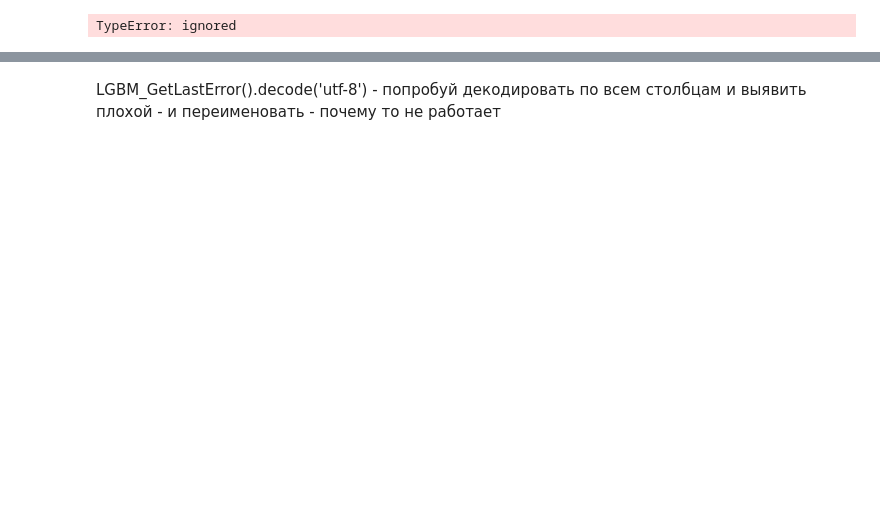
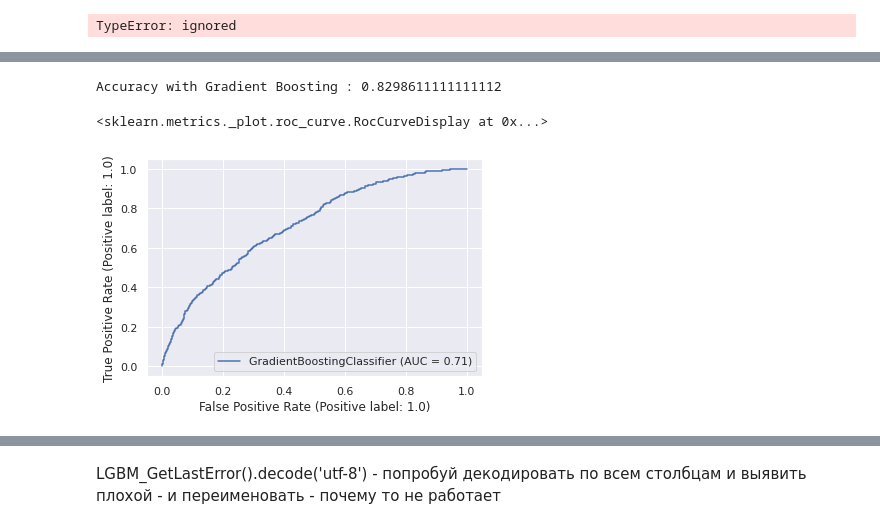
Before and after one commit to surkovvv/loan_default_prediction, a Jupyter notebook: LoanDefaultPrediction.ipynb, the cells around one changed output, grey strips where cells are left out. Drawn from its saved outputs; the diff is of its cells as text; code cells hidden in the pictures; blank space fills up the shorter version.

```diff
--- a/LoanDefaultPrediction.ipynb
+++ b/LoanDefaultPrediction.ipynb
@@ -344,9 +415,13 @@ print(classification_report(y_test, y_pred2))
 # %%
 GradBoost = GradientBoostingClassifier(n_estimators=100, random_state=66)
 GradBoost.fit(X_train, y_train)
 y_pred3 = GradBoost.predict(X_test)
-#print("Accuracy on Bradient Boosting Classifier=", accuracy_score(y_test, y_pred3))
-print(classification_report(y_test, y_pred3))
+print("Accuracy with Gradient Boosting :", accuracy_score(y_test, y_pred3))
+plot_roc_curve(GradBoost, X_test, y_test)
+# %% [output]
+Accuracy with Gradient Boosting : 0.8298611111111112
+<sklearn.metrics._plot.roc_curve.RocCurveDisplay at 0x...>
+[figure, added]
 # %%
 lgbm = LGBMClassifier()
 lgbm.fit(X_train, y_train)
```
Also changed, not shown: parts of 68 cells of this notebook.
